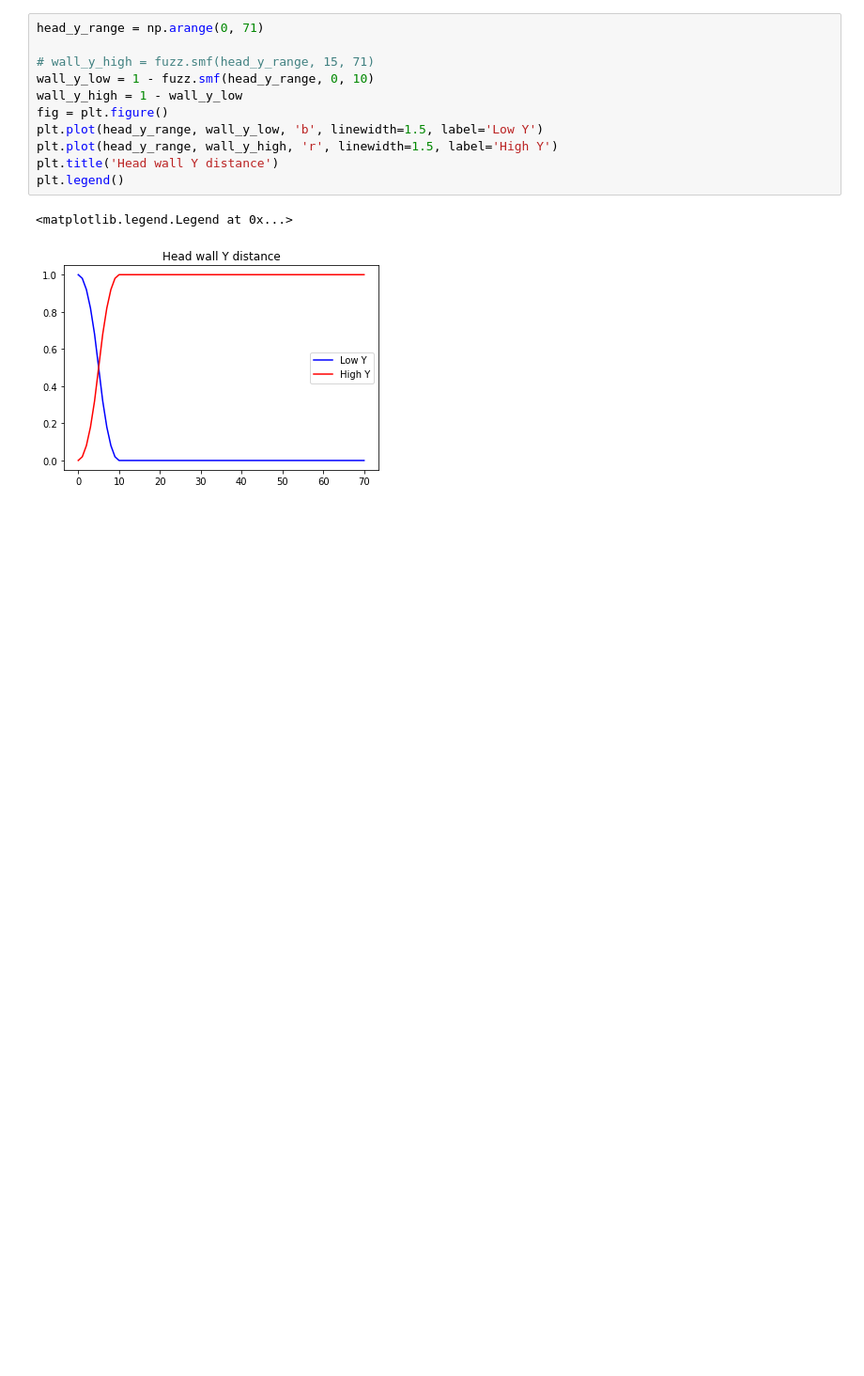
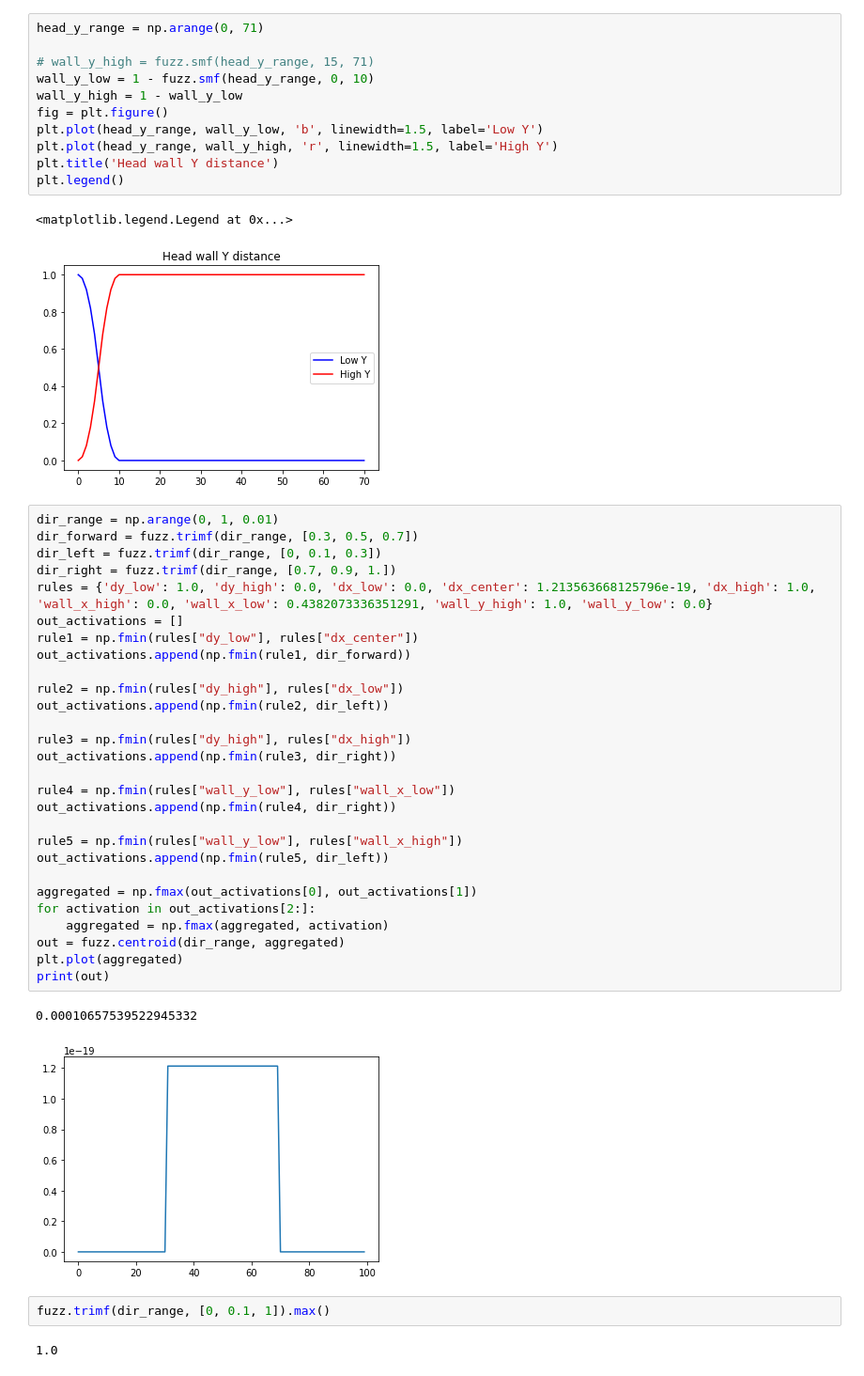
Before and after one commit to ProtossLuigi/snek, a Jupyter notebook: notebooks/DebugNotebook.ipynb, the cells around one changed output. Shown at 94% size. Cells and saved outputs as stored; diff of their text form; blank space fills up the shorter version.

```diff
--- a/notebooks/DebugNotebook.ipynb
+++ b/notebooks/DebugNotebook.ipynb
@@ -109,3 +109,38 @@ plt.legend()
 # %% [output]
 <matplotlib.legend.Legend at 0x...>
 [figure]
+# %%
+dir_range = np.arange(0, 1, 0.01)
+dir_forward = fuzz.trimf(dir_range, [0.3, 0.5, 0.7])
+dir_left = fuzz.trimf(dir_range, [0, 0.1, 0.3])
+dir_right = fuzz.trimf(dir_range, [0.7, 0.9, 1.])
+rules = {'dy_low': 1.0, 'dy_high': 0.0, 'dx_low': 0.0, 'dx_center': 1.213563668125796e-19, 'dx_high': 1.0, 'wall_x_high': 0.0, 'wall_x_low': 0.4382073336351291, 'wall_y_high': 1.0, 'wall_y_low': 0.0}
+out_activations = []
+rule1 = np.fmin(rules["dy_low"], rules["dx_center"])
+out_activations.append(np.fmin(rule1, dir_forward))
+
+rule2 = np.fmin(rules["dy_high"], rules["dx_low"])
+out_activations.append(np.fmin(rule2, dir_left))
+
+rule3 = np.fmin(rules["dy_high"], rules["dx_high"])
+out_activations.append(np.fmin(rule3, dir_right))
+
+rule4 = np.fmin(rules["wall_y_low"], rules["wall_x_low"])
+out_activations.append(np.fmin(rule4, dir_right))
+
+rule5 = np.fmin(rules["wall_y_low"], rules["wall_x_high"])
+out_activations.append(np.fmin(rule5, dir_left))
+
+aggregated = np.fmax(out_activations[0], out_activations[1])
+for activation in out_activations[2:]:
+    aggregated = np.fmax(aggregated, activation)
+out = fuzz.centroid(dir_range, aggregated)
+plt.plot(aggregated)
+print(out)
+# %% [output]
+0.00010657539522945332
+[figure, added]
+# %%
+fuzz.trimf(dir_range, [0, 0.1, 1]).max()
+# %% [output]
+1.0
```
Also changed, not shown: parts of 8 cells of this notebook, 1 other file.
